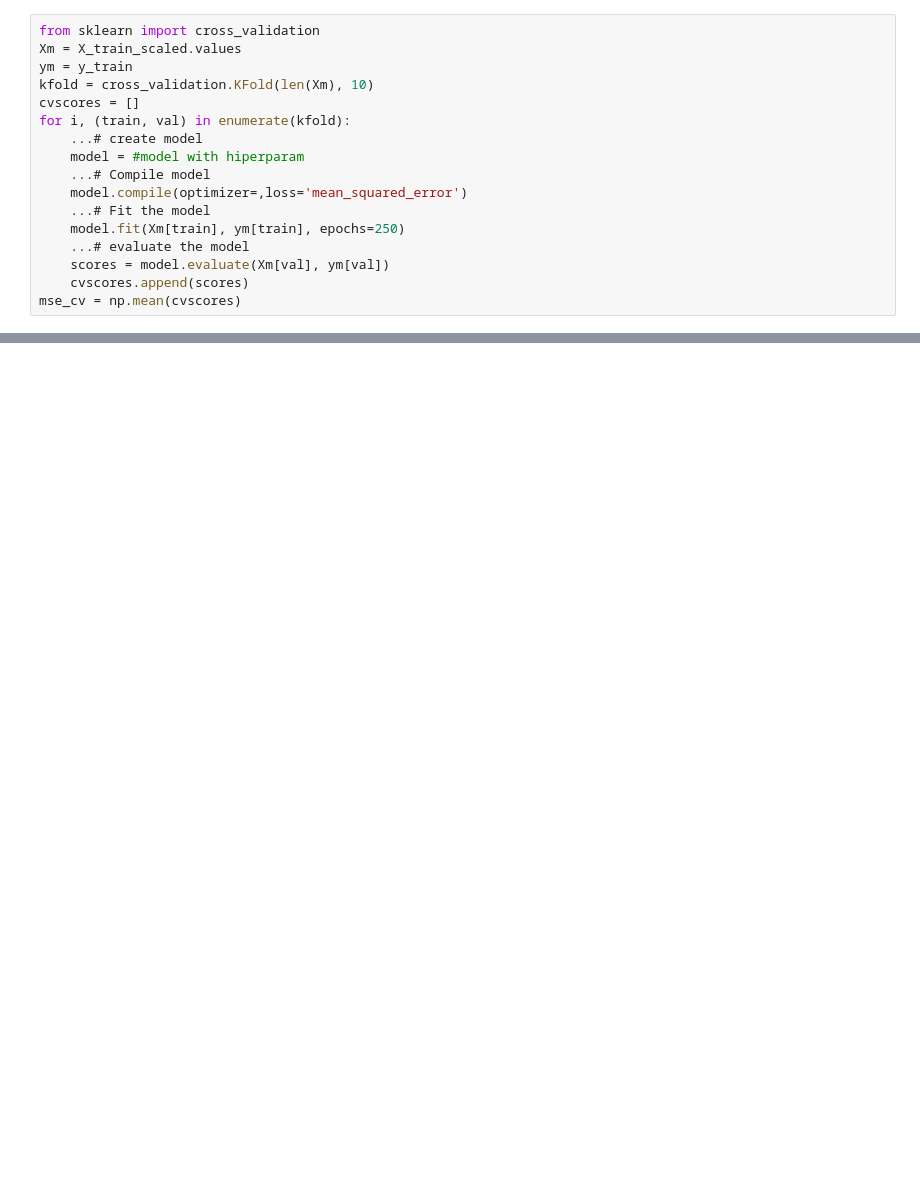
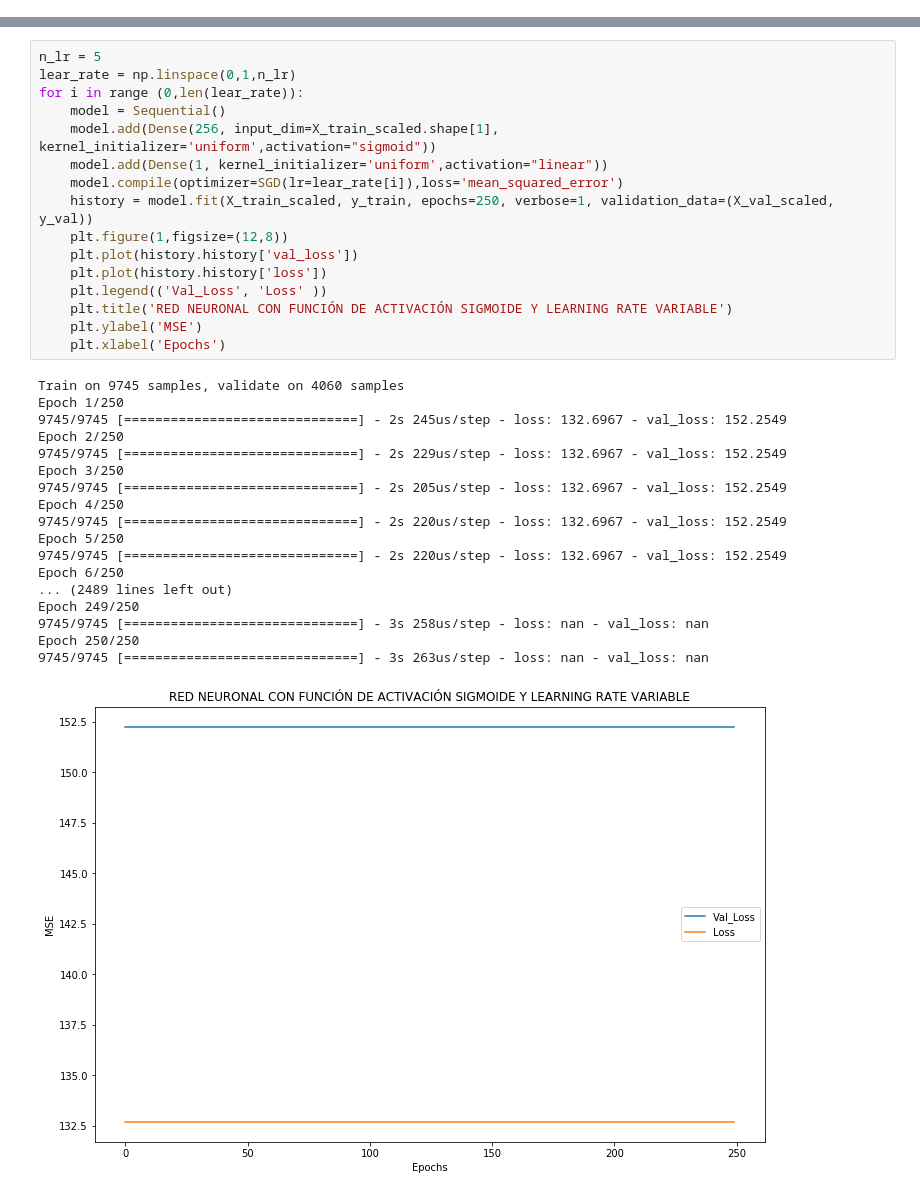
Before and after one commit to jeedorsa/Neural-Networks-INF-477, a Jupyter notebook: Tarea 1/Punto 1/Punto1.ipynb, the cells around one changed output, grey strips where cells are left out. Saved outputs shown, nothing was run; the diff lists cells and outputs as text; blank space fills up the shorter version.

```diff
--- a/Tarea 1/Punto 1/Punto1.ipynb
+++ b/Tarea 1/Punto 1/Punto1.ipynb
@@ -1063,17 +126,0 @@ j) Fijando todos los demás hiper-parámetros del modelo definido en b) y en c),
-# %%
-from sklearn import cross_validation
-Xm = X_train_scaled.values
-ym = y_train
-kfold = cross_validation.KFold(len(Xm), 10)
-cvscores = []
-for i, (train, val) in enumerate(kfold):
-    ...# create model
-    model = #model with hiperparam
-    ...# Compile model
-    model.compile(optimizer=,loss='mean_squared_error')
-    ...# Fit the model
-    model.fit(Xm[train], ym[train], epochs=250)
-    ...# evaluate the model
-    scores = model.evaluate(Xm[val], ym[val])
-    cvscores.append(scores)
-mse_cv = np.mean(cvscores)
@@ -1079,0 +181,35 @@ mse_cv = np.mean(cvscores)
+# %%
+n_lr = 5
+lear_rate = np.linspace(0,1,n_lr)
+for i in range (0,len(lear_rate)):
+    model = Sequential()
+    model.add(Dense(256, input_dim=X_train_scaled.shape[1], kernel_initializer='uniform',activation="sigmoid"))
+    model.add(Dense(1, kernel_initializer='uniform',activation="linear"))
+    model.compile(optimizer=SGD(lr=lear_rate[i]),loss='mean_squared_error')
+    history = model.fit(X_train_scaled, y_train, epochs=250, verbose=1, validation_data=(X_val_scaled, y_val))
+    plt.figure(1,figsize=(12,8))
+    plt.plot(history.history['val_loss'])
+    plt.plot(history.history['loss'])
+    plt.legend(('Val_Loss', 'Loss' ))
+    plt.title('RED NEURONAL CON FUNCIÓN DE ACTIVACIÓN SIGMOIDE Y LEARNING RATE VARIABLE')
+    plt.ylabel('MSE')
+    plt.xlabel('Epochs')
+# %% [output]
+Train on 9745 samples, validate on 4060 samples
+Epoch 1/250
+9745/9745 [==============================] - 2s 245us/step - loss: 132.6967 - val_loss: 152.2549
+Epoch 2/250
+9745/9745 [==============================] - 2s 229us/step - loss: 132.6967 - val_loss: 152.2549
+Epoch 3/250
+9745/9745 [==============================] - 2s 205us/step - loss: 132.6967 - val_loss: 152.2549
+Epoch 4/250
+9745/9745 [==============================] - 2s 220us/step - loss: 132.6967 - val_loss: 152.2549
+Epoch 5/250
+9745/9745 [==============================] - 2s 220us/step - loss: 132.6967 - val_loss: 152.2549
+Epoch 6/250
+... (2489 lines left out)
+Epoch 249/250
+9745/9745 [==============================] - 3s 258us/step - loss: nan - val_loss: nan
+Epoch 250/250
+9745/9745 [==============================] - 3s 263us/step - loss: nan - val_loss: nan
+[figure, added]
```
Also changed, not shown: parts of 125 cells of this notebook, 26 other files.
